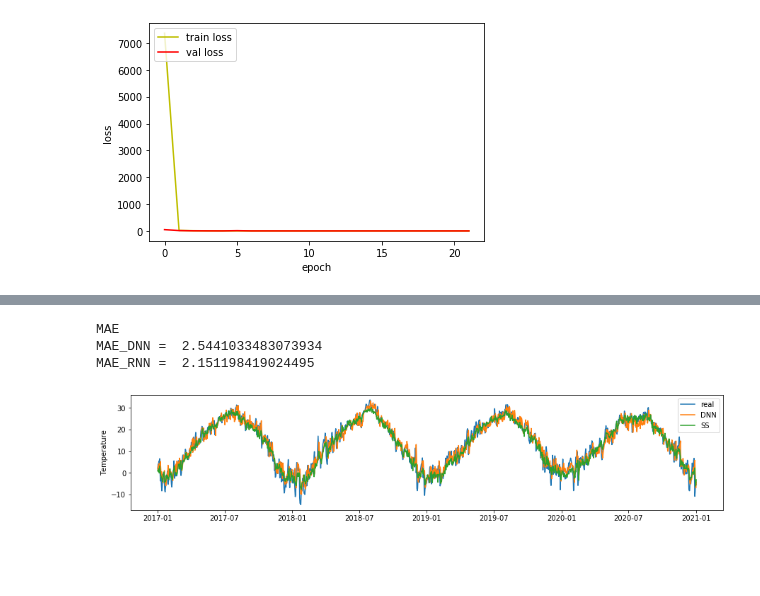
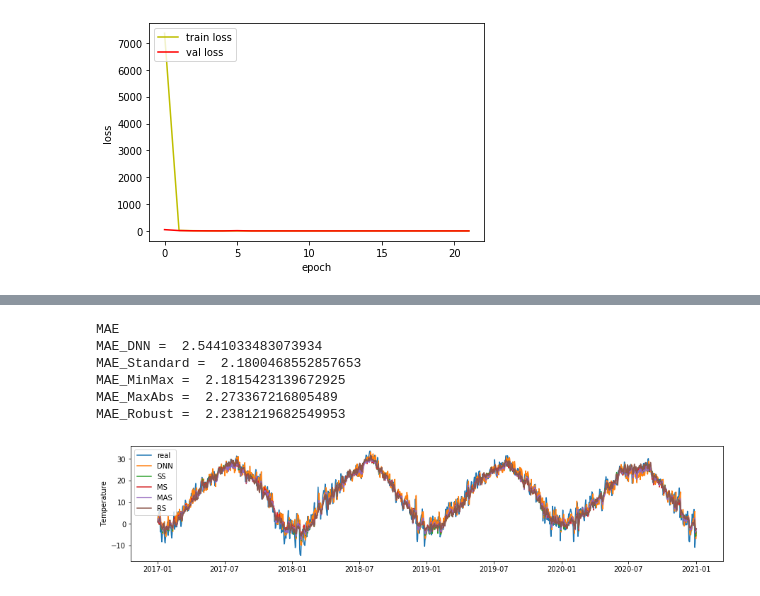
Before and after one commit to ParkSunA/Temperature-Prediction, a Jupyter notebook: 데이터 스케일링 방법에 따른 성능 비교.ipynb, the cells around one changed output, grey strips where cells are left out. Saved outputs shown, nothing was run; the diff lists cells and outputs as text; code cells hidden in the pictures; blank space fills up the shorter version.

```diff
--- a/데이터 스케일링 방법에 따른 성능 비교.ipynb
+++ b/데이터 스케일링 방법에 따른 성능 비교.ipynb
@@ -209,7 +211,7 @@ callback_reduce_lr = ReduceLROnPlateau(monitor='loss',
 callbacks = [callback_early_stopping,
              callback_checkpoint,
              callback_reduce_lr]
-hist = SS_DNN.fit(scaled_trainX,trainY, validation_data=(scaled_validX, validY),
+hist = SS_DNN.fit(SS_trainX,trainY, validation_data=(SS_validX, validY),
                  epochs = 200, batch_size=30, callbacks=callbacks, verbose=1)
 
 fig, loss_ax = plt.subplots()
@@ -244,0 +249,6 @@ Epoch 00023: val_loss did not improve from 7.39890
+# %%
+MS = MinMaxScaler()
+MS.fit(trainX.append(validX).values)
+MS_trainX = MS.transform(trainX.values)
+MS_validX = MS.transform(validX.values)
+MS_testX = MS.transform(testX.values)
@@ -244,0 +323,6 @@ Epoch 00023: val_loss did not improve from 7.39890
+# %%
+MAS = MaxAbsScaler()
+MAS.fit(trainX.append(validX).values)
+MAS_trainX = MAS.transform(trainX.values)
+MAS_validX = MAS.transform(validX.values)
+MAS_testX = MAS.transform(testX.values)
@@ -244,0 +397,6 @@ Epoch 00023: val_loss did not improve from 7.39890
+# %%
+RS = RobustScaler()
+RS.fit(trainX.append(validX).values)
+RS_trainX = RS.transform(trainX.values)
+RS_validX = RS.transform(validX.values)
+RS_testX = RS.transform(testX.values)
@@ -245,26 +469,39 @@ Epoch 00023: val_loss did not improve from 7.39890
 # %%
 time = pd.to_datetime(test['일시'])
 
 pred_DNN = DNN.predict(testX)
-pred_SS = SS_DNN.predict(scaled_testX)
-# pred_LSTM = LSTM.predict(testX.values.reshape(-1,1,44))
+pred_SS = SS_DNN.predict(SS_testX)
+pred_MS = MS_DNN.predict(MS_testX)
+pred_MAS = MAS_DNN.predict(MAS_testX)
+pred_RS = RS_DNN.predict(RS_testX)
+
+
 
 
 plt.figure(figsize = (15,3))
 plt.plot(time,testY.reset_index()['Y'])
 plt.plot(time,pred_DNN)
 plt.plot(time,pred_SS)
-# plt.plot(time,pred_LSTM)
+plt.plot(time,pred_MS)
+plt.plot(time,pred_MAS)
+plt.plot(time,pred_RS)
+
+
 
 plt.ylabel('Temperature')
-plt.legend(['real','DNN','SS'])
+plt.legend(['real','DNN','SS','MS','MAS','RS'])
 
 print('MAE')
 print('MAE_DNN = ',(((testY-pred_DNN.reshape(-1,))**2)**0.5).mean())
-print('MAE_RNN = ',(((testY-pred_SS.reshape(-1,))**2)**0.5).mean())
-# print('MAE_LSTM = ',(((testY-pred_LSTM.reshape(-1,))**2)**0.5).mean())
+print('MAE_Standard = ',(((testY-pred_SS.reshape(-1,))**2)**0.5).mean())
+print('MAE_MinMax = ',(((testY-pred_MS.reshape(-1,))**2)**0.5).mean())
+print('MAE_MaxAbs = ',(((testY-pred_MAS.reshape(-1,))**2)**0.5).mean())
+print('MAE_Robust = ',(((testY-pred_RS.reshape(-1,))**2)**0.5).mean())
 # %% [output]
 MAE
 MAE_DNN =  2.5441033483073934
-MAE_RNN =  2.151198419024495
+MAE_Standard =  2.1800468552857653
+MAE_MinMax =  2.1815423139672925
+MAE_MaxAbs =  2.273367216805489
+MAE_Robust =  2.2381219682549953
-[figure, old version]
+[figure, new version]
```
Also changed, not shown: parts of 9 cells of this notebook.
